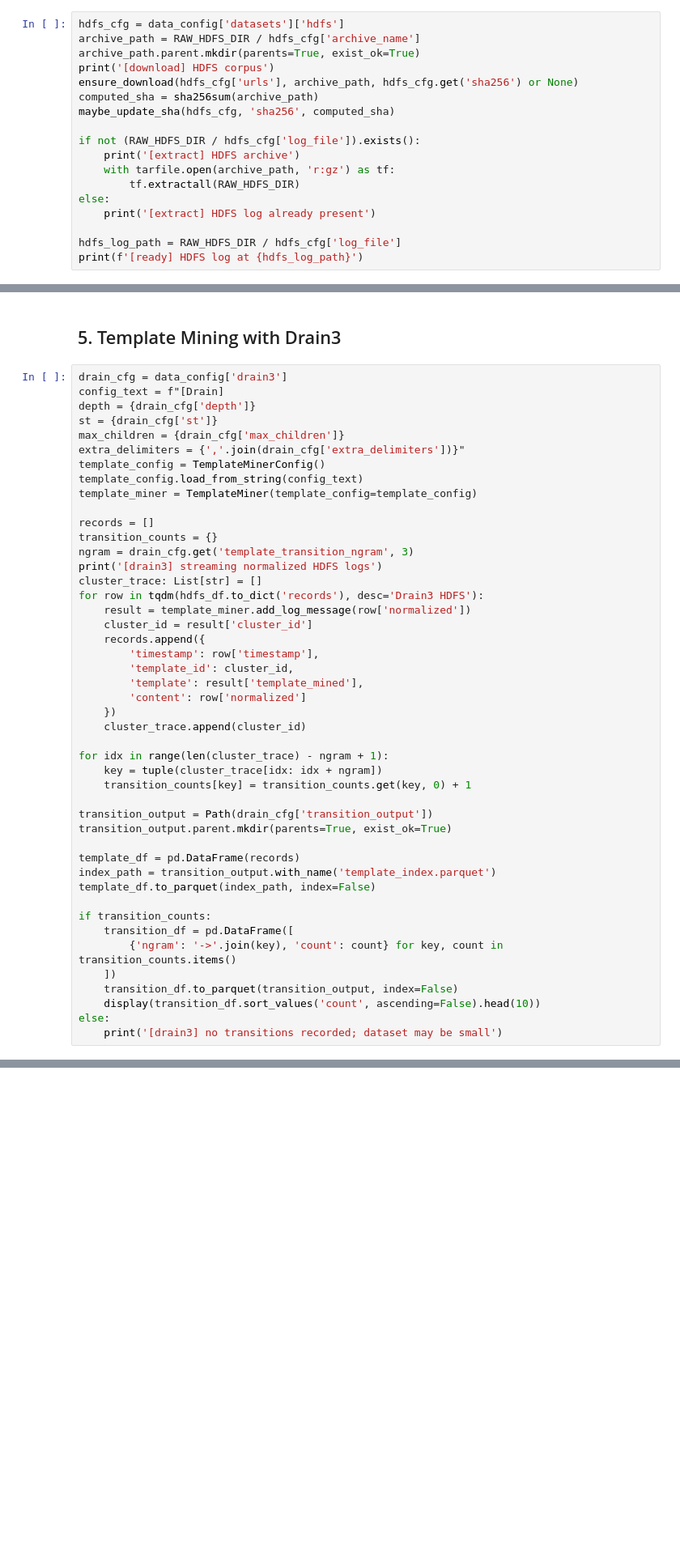
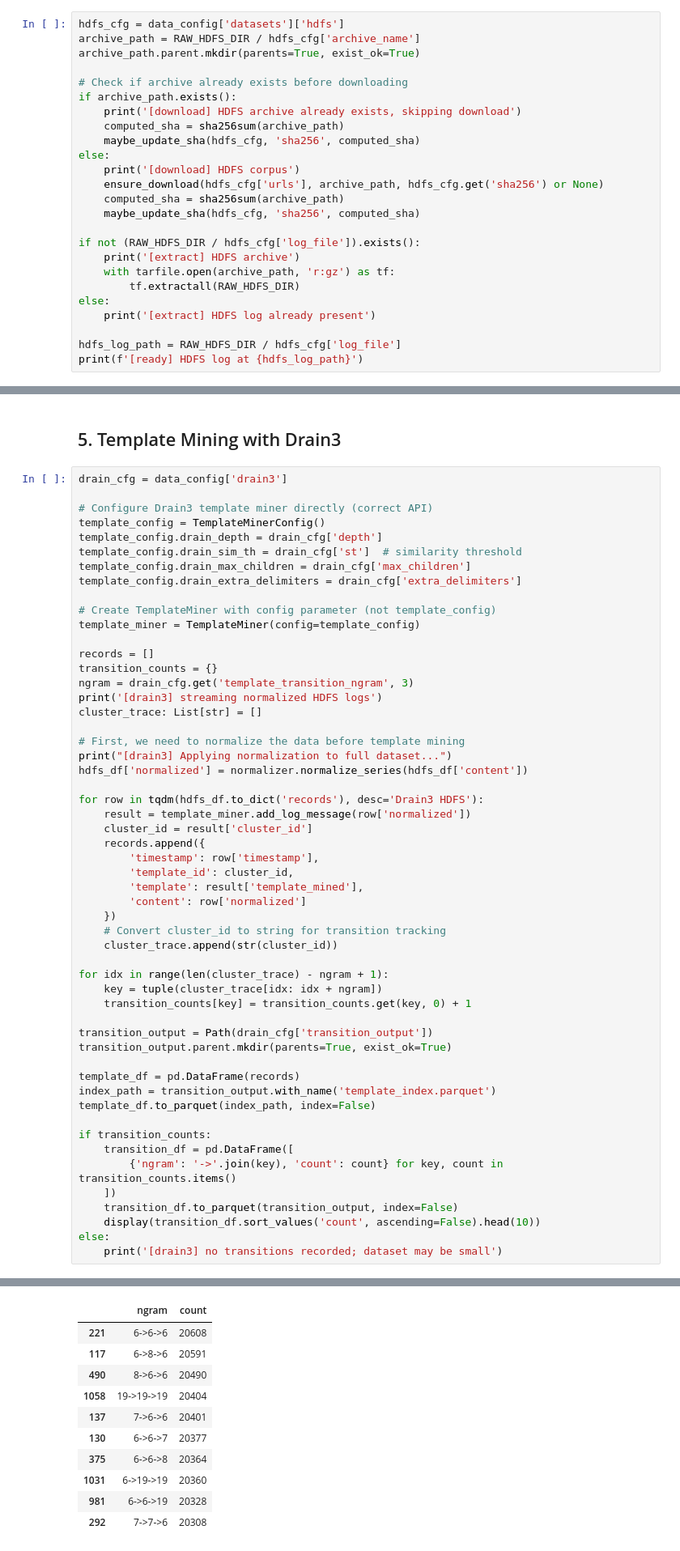
Before and after one commit to ashrafsheri/distil_bert_log_finetune, a Jupyter notebook: notebooks/00_prepare_data.ipynb, the cells around one changed output, grey strips where cells are left out. Shown: that part at 81% size. Cells and saved outputs as stored; diff of their text form; blank space fills up the shorter version.

```diff
--- a/notebooks/00_prepare_data.ipynb
+++ b/notebooks/00_prepare_data.ipynb
@@ -123,10 +128,17 @@ def maybe_update_sha(config_section: Dict, key: str, computed_sha: str) -> None:
 hdfs_cfg = data_config['datasets']['hdfs']
 archive_path = RAW_HDFS_DIR / hdfs_cfg['archive_name']
 archive_path.parent.mkdir(parents=True, exist_ok=True)
-print('[download] HDFS corpus')
-ensure_download(hdfs_cfg['urls'], archive_path, hdfs_cfg.get('sha256') or None)
-computed_sha = sha256sum(archive_path)
-maybe_update_sha(hdfs_cfg, 'sha256', computed_sha)
+
+# Check if archive already exists before downloading
+if archive_path.exists():
+    print('[download] HDFS archive already exists, skipping download')
+    computed_sha = sha256sum(archive_path)
+    maybe_update_sha(hdfs_cfg, 'sha256', computed_sha)
+else:
+    print('[download] HDFS corpus')
+    ensure_download(hdfs_cfg['urls'], archive_path, hdfs_cfg.get('sha256') or None)
+    computed_sha = sha256sum(archive_path)
+    maybe_update_sha(hdfs_cfg, 'sha256', computed_sha)
 
 if not (RAW_HDFS_DIR / hdfs_cfg['log_file']).exists():
     print('[extract] HDFS archive')
@@ -265,20 +489,27 @@ display(preview)
 ## 5. Template Mining with Drain3
 # %%
 drain_cfg = data_config['drain3']
-config_text = f"[Drain]
-depth = {drain_cfg['depth']}
-st = {drain_cfg['st']}
-max_children = {drain_cfg['max_children']}
-extra_delimiters = {','.join(drain_cfg['extra_delimiters'])}"
+
+# Configure Drain3 template miner directly (correct API)
 template_config = TemplateMinerConfig()
-template_config.load_from_string(config_text)
-template_miner = TemplateMiner(template_config=template_config)
+template_config.drain_depth = drain_cfg['depth']
+template_config.drain_sim_th = drain_cfg['st']  # similarity threshold
+template_config.drain_max_children = drain_cfg['max_children']
+template_config.drain_extra_delimiters = drain_cfg['extra_delimiters']
+
+# Create TemplateMiner with config parameter (not template_config)
+template_miner = TemplateMiner(config=template_config)
 
 records = []
 transition_counts = {}
 ngram = drain_cfg.get('template_transition_ngram', 3)
 print('[drain3] streaming normalized HDFS logs')
 cluster_trace: List[str] = []
+
+# First, we need to normalize the data before template mining
+print("[drain3] Applying normalization to full dataset...")
+hdfs_df['normalized'] = normalizer.normalize_series(hdfs_df['content'])
+
 for row in tqdm(hdfs_df.to_dict('records'), desc='Drain3 HDFS'):
     result = template_miner.add_log_message(row['normalized'])
     cluster_id = result['cluster_id']
@@ -288,7 +519,8 @@ for row in tqdm(hdfs_df.to_dict('records'), desc='Drain3 HDFS'):
         'template': result['template_mined'],
         'content': row['normalized']
     })
-    cluster_trace.append(cluster_id)
+    # Convert cluster_id to string for transition tracking
+    cluster_trace.append(str(cluster_id))
 
 for idx in range(len(cluster_trace) - ngram + 1):
     key = tuple(cluster_trace[idx: idx + ngram])
@@ -309,3 +541,4 @@ if transition_counts:
     display(transition_df.sort_values('count', ascending=False).head(10))
 else:
     print('[drain3] no transitions recorded; dataset may be small')
+# %% [output]
@@ -312,3 +547,14 @@ else:
+|  | ngram | count |
+| 221 | 6->6->6 | 20608 |
+| 117 | 6->8->6 | 20591 |
+| 490 | 8->6->6 | 20490 |
+| 1058 | 19->19->19 | 20404 |
+| 137 | 7->6->6 | 20401 |
+| 130 | 6->6->7 | 20377 |
+| 375 | 6->6->8 | 20364 |
+| 1031 | 6->19->19 | 20360 |
+| 981 | 6->6->19 | 20328 |
+| 292 | 7->7->6 | 20308 |
 # %% [markdown]
 ## 6. Tokenizer with Special Tokens
 # %%
```
Also changed, not shown: parts of 17 cells of this notebook, 9 other files.
